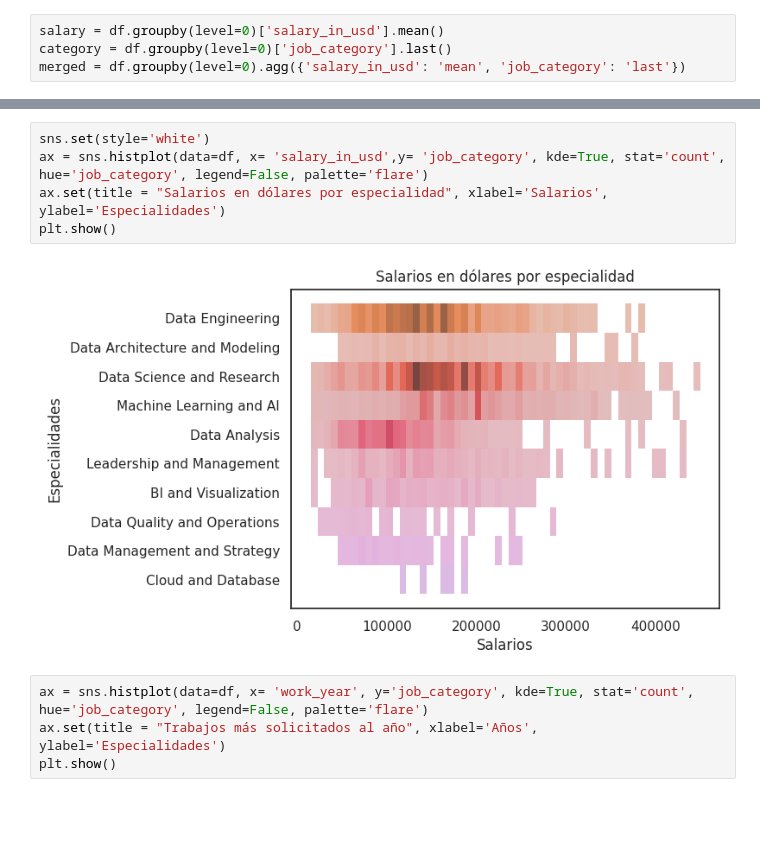
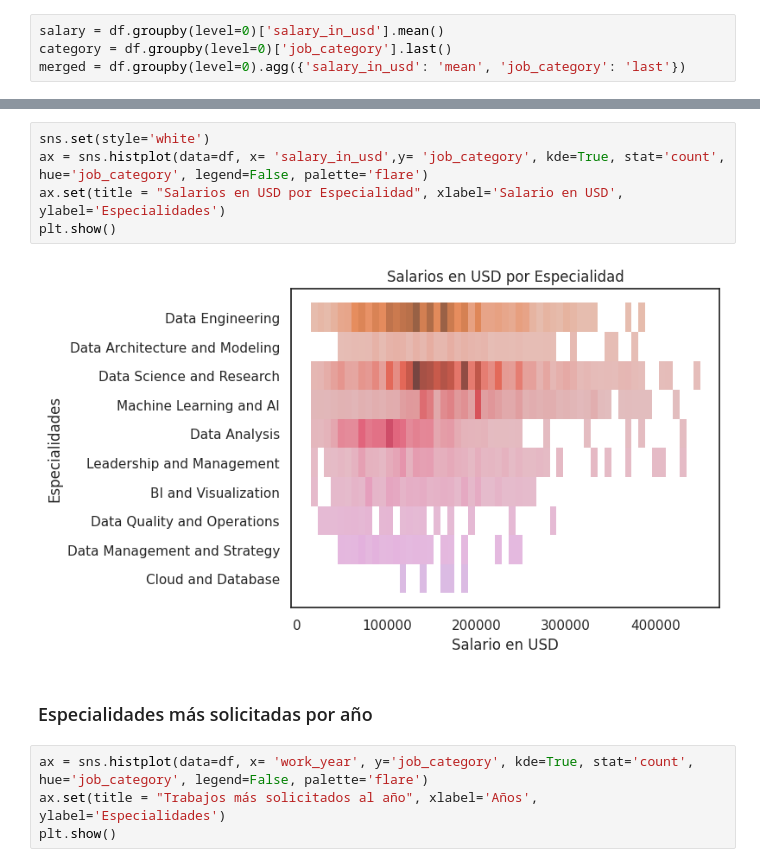
Before and after one commit to paulinavelasquezc/Data-Science-BEDU, a Jupyter notebook: Jobs_and_Salaries_in_Data_Science_BEDU.ipynb, the cells around one changed output, grey strips where cells are left out. Cells and saved outputs as stored; diff of their text form; blank space fills up the shorter version.

```diff
--- a/Jobs_and_Salaries_in_Data_Science_BEDU.ipynb
+++ b/Jobs_and_Salaries_in_Data_Science_BEDU.ipynb
@@ -1002,10 +1046,12 @@ plt.show()
 # %%
 sns.set(style='white')
 ax = sns.histplot(data=df, x= 'salary_in_usd',y= 'job_category', kde=True, stat='count', hue='job_category', legend=False, palette='flare')
-ax.set(title = "Salarios en dólares por especialidad", xlabel='Salarios', ylabel='Especialidades')
+ax.set(title = "Salarios en USD por Especialidad", xlabel='Salario en USD', ylabel='Especialidades')
 plt.show()
 # %% [output]
-[figure, old version]
+[figure, new version]
+# %% [markdown]
+### Especialidades más solicitadas por año
 # %%
 ax = sns.histplot(data=df, x= 'work_year', y='job_category', kde=True, stat='count', hue='job_category', legend=False, palette='flare')
 ax.set(title = "Trabajos más solicitados al año", xlabel='Años', ylabel='Especialidades')
```
Also changed, not shown: parts of 31 cells of this notebook.
